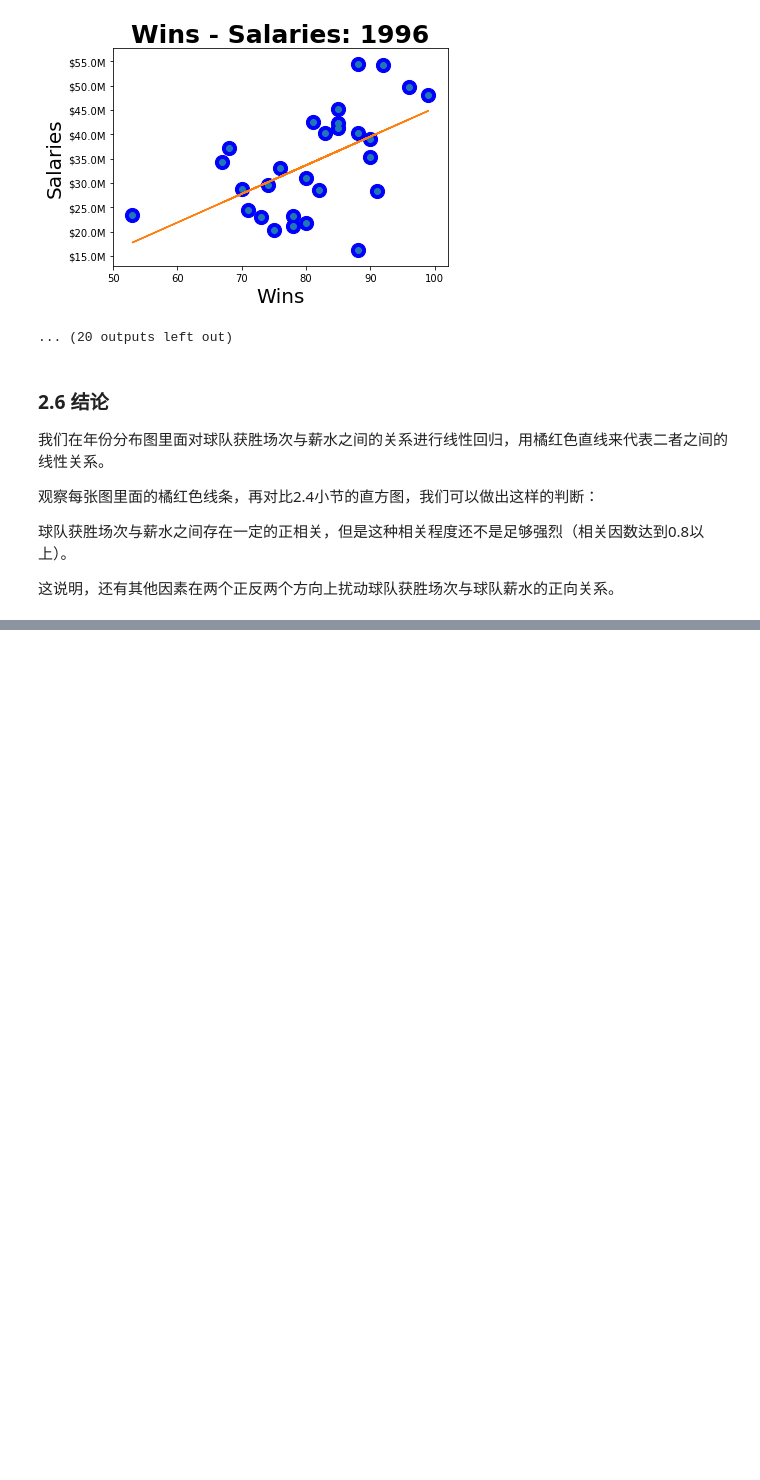
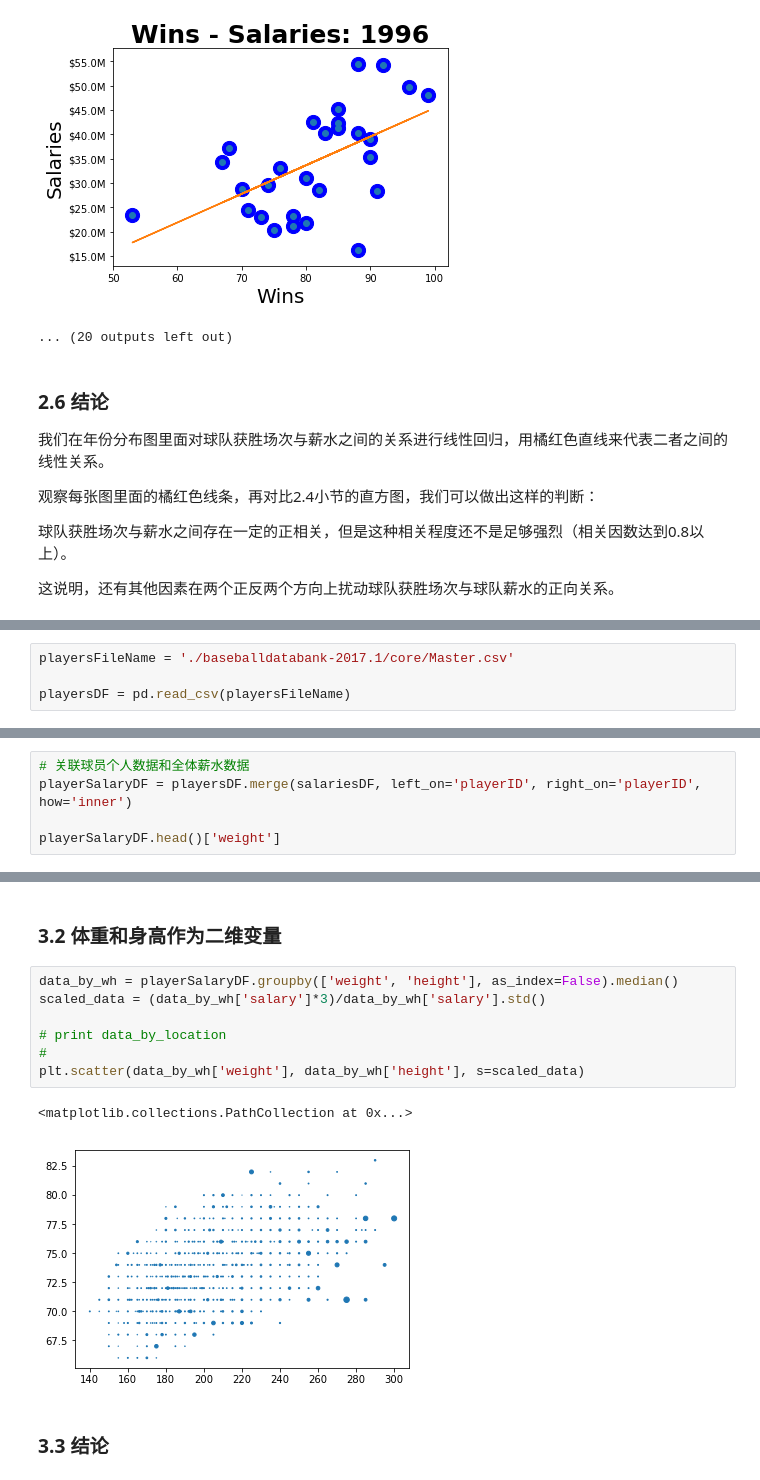
Before and after one commit to sunrise2075/ud-ml-basics-p4-dataset-investigation, a Jupyter notebook: data-report.ipynb, the cells around one changed output, grey strips where cells are left out. Saved outputs shown, nothing was run; the diff lists cells and outputs as text; blank space fills up the shorter version.

Commit message:
2d variable of weight and height analysis begins

```diff
--- a/data-report.ipynb
+++ b/data-report.ipynb
@@ -474,0 +483,4 @@ for yearID in yearID_array:
+# %%
+playersFileName = './baseballdatabank-2017.1/core/Master.csv'
+
+playersDF = pd.read_csv(playersFileName)
@@ -474,0 +497,5 @@ for yearID in yearID_array:
+# %%
+# 关联球员个人数据和全体薪水数据
+playerSalaryDF = playersDF.merge(salariesDF, left_on='playerID', right_on='playerID', how='inner')
+
+playerSalaryDF.head()['weight']
@@ -474,0 +520,14 @@ for yearID in yearID_array:
+# %% [markdown]
+### 3.2 体重和身高作为二维变量
+# %%
+data_by_wh = playerSalaryDF.groupby(['weight', 'height'], as_index=False).median()
+scaled_data = (data_by_wh['salary']*3)/data_by_wh['salary'].std()
+
+# print data_by_location
+#
+plt.scatter(data_by_wh['weight'], data_by_wh['height'], s=scaled_data)
+# %% [output]
+<matplotlib.collections.PathCollection at 0x...>
+[figure, added]
+# %% [markdown]
+### 3.3 结论
```
Also changed, not shown: parts of 4 cells of this notebook.
